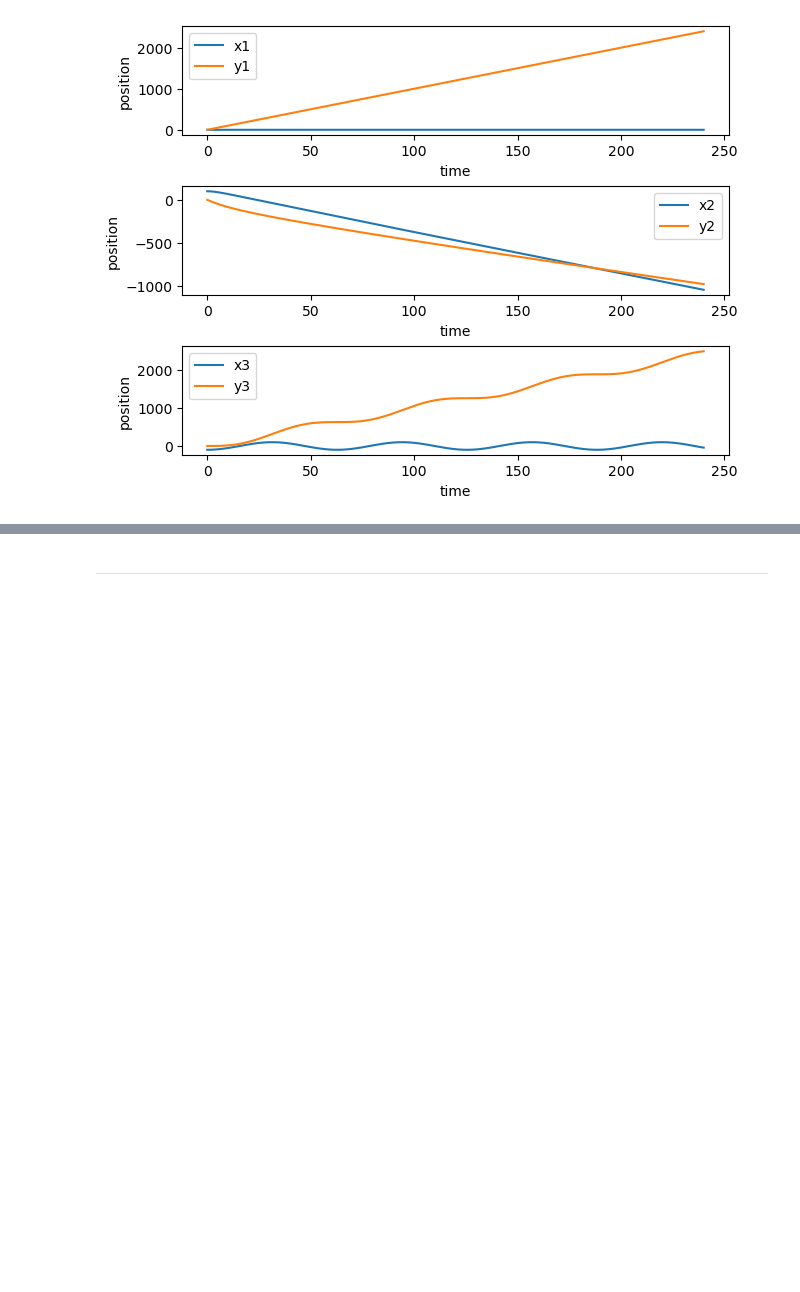
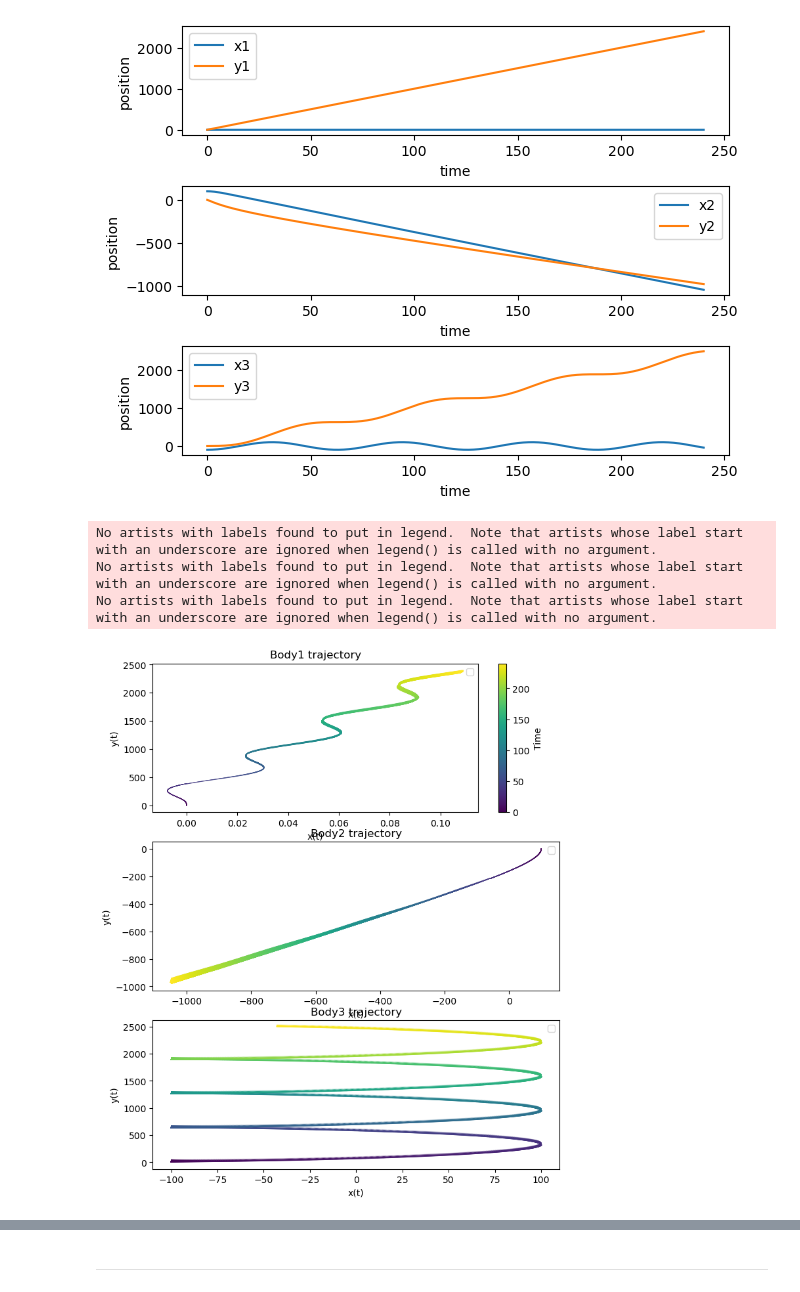
Before and after one commit to cake-dev/Simulation_class, a Jupyter notebook: Project3-Planets/Project3-PlanetaryMotion.ipynb, the cells around one changed output, grey strips where cells are left out. Cells and saved outputs as stored; diff of their text form; code cells hidden in the pictures; blank space fills up the shorter version.

Commit message:
3 body working?

```diff
--- a/Project3-Planets/Project3-PlanetaryMotion.ipynb
+++ b/Project3-Planets/Project3-PlanetaryMotion.ipynb
@@ -314,4 +314,35 @@ axs[2].legend()
 plt.show()
 # %% [output]
 [figure]
+# %%
+# plot x and y together, colored arrows by time
+fig, ax = plt.subplots(3, 1, figsize=(8, 10))
+colormap = 'viridis'
+# ax.plot(u[:, 0], u[:, 2])
+ax[0].set_xlabel('x(t)')
+ax[0].set_ylabel('y(t)')
+ax[0].set_title('Body{} trajectory'.format(1))
+ax[0].quiver(states[:, 0][::4], states[:, 1][::4], states[:, 2][::4], states[:, 3][::4], times[::4], cmap=colormap)
+# add colorbar
+sm = plt.cm.ScalarMappable(cmap=colormap, norm=plt.Normalize(vmin=times[0], vmax=times[-1]))
+sm._A = []
+cbar = plt.colorbar(sm, ax=ax[0])
+cbar.set_label('Time')
+ax[0].legend()
+ax[1].set_xlabel('x(t)')
+ax[1].set_ylabel('y(t)')
+ax[1].set_title('Body{} trajectory'.format(2))
+ax[1].quiver(states[:, 2][::4], states[:, 3][::4], states[:, 4][::4], states[:, 5][::4], times[::4], cmap=colormap)
+ax[1].legend()
+ax[2].set_xlabel('x(t)')
+ax[2].set_ylabel('y(t)')
+ax[2].set_title('Body{} trajectory'.format(3))
+ax[2].quiver(states[:, 4][::4], states[:, 5][::4], states[:, 6][::4], states[:, 7][::4], times[::4], cmap=colormap)
+ax[2].legend()
+plt.show()
+# %% [output]
+No artists with labels found to put in legend.  Note that artists whose label start with an underscore are ignored when legend() is called with no argument.
+No artists with labels found to put in legend.  Note that artists whose label start with an underscore are ignored when legend() is called with no argument.
+No artists with labels found to put in legend.  Note that artists whose label start with an underscore are ignored when legend() is called with no argument.
+[figure, added]
 # %%
```
Also changed, not shown: parts of 1 cell of this notebook.
